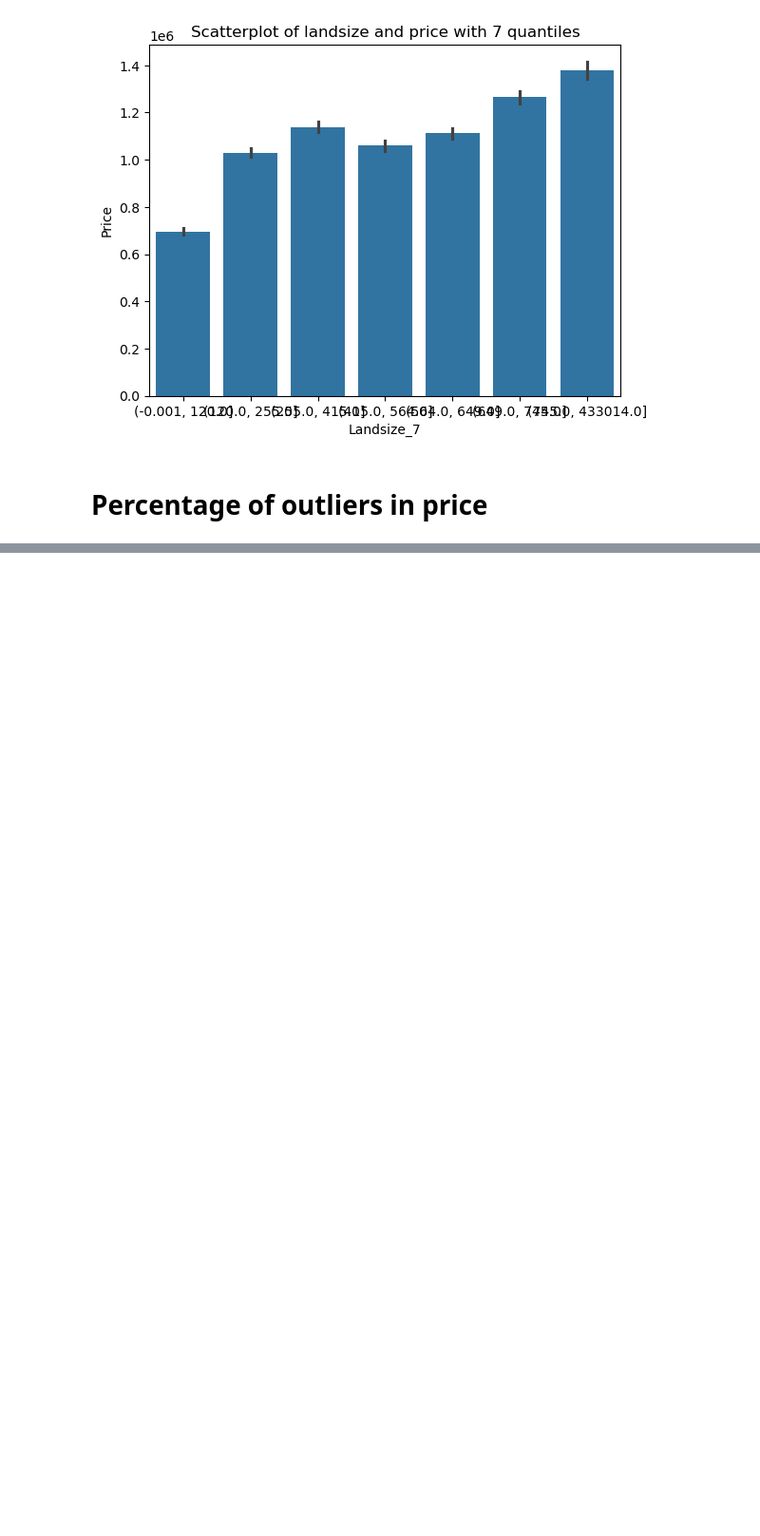
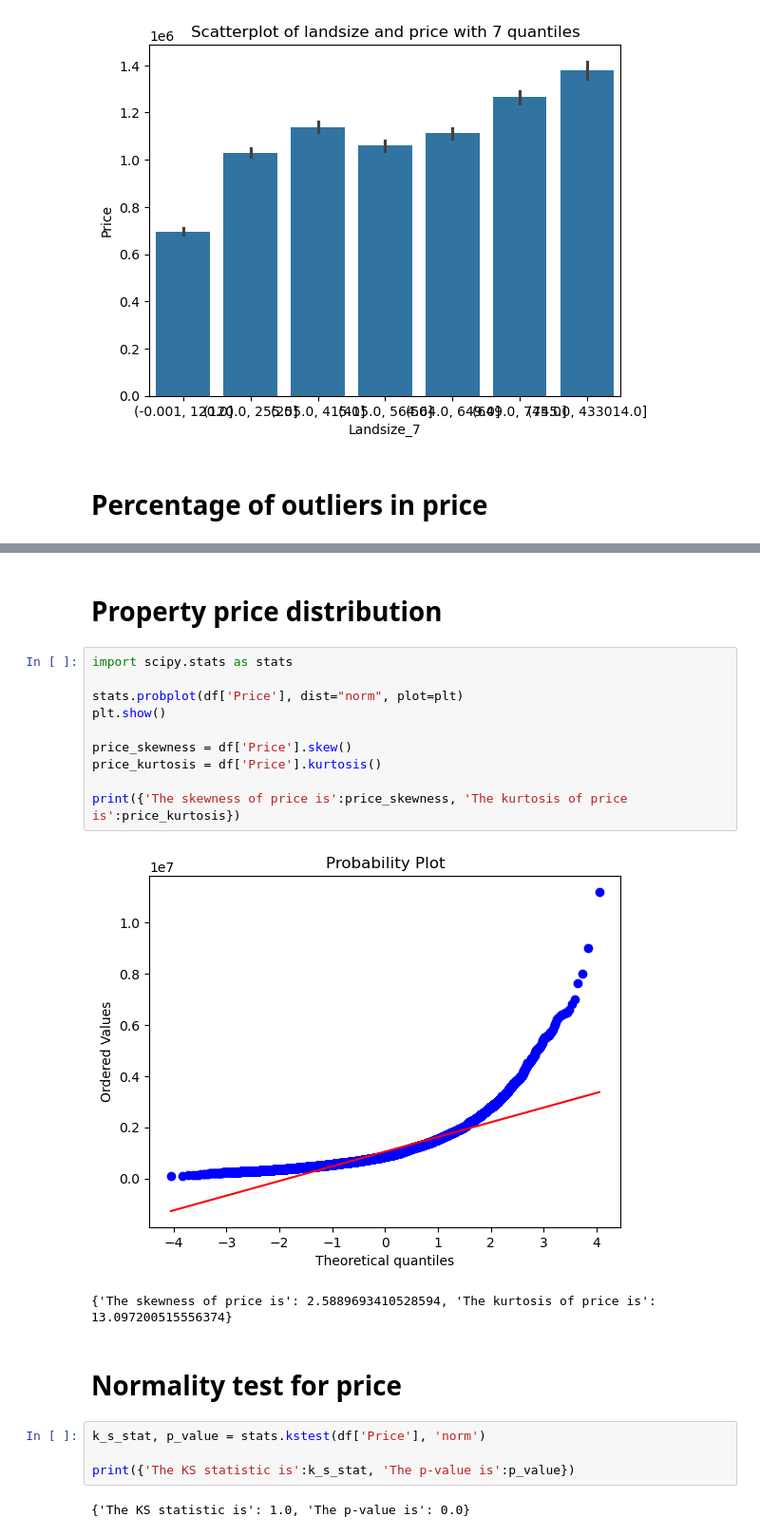
Before and after one commit to almudenaolg/Melbourne_Housing_Data_Assesment, a Jupyter notebook: assesment.ipynb, the cells around one changed output, grey strips where cells are left out. Shown: that part at 95% size. Drawn from its saved outputs; the diff is of its cells as text; blank space fills up the shorter version.

```diff
--- a/assesment.ipynb
+++ b/assesment.ipynb
@@ -129,0 +149,23 @@ IQR = Q3 - Q1
+# %% [markdown]
+# Property price distribution
+# %%
+import scipy.stats as stats
+
+stats.probplot(df['Price'], dist="norm", plot=plt)
+plt.show()
+
+price_skewness = df['Price'].skew()
+price_kurtosis = df['Price'].kurtosis()
+
+print({'The skewness of price is':price_skewness, 'The kurtosis of price is':price_kurtosis})
+# %% [output]
+[figure, added]
+{'The skewness of price is': 2.5889693410528594, 'The kurtosis of price is': 13.097200515556374}
+# %% [markdown]
+# Normality test for price
+# %%
+k_s_stat, p_value = stats.kstest(df['Price'], 'norm')
+
+print({'The KS statistic is':k_s_stat, 'The p-value is':p_value})
+# %% [output]
+{'The KS statistic is': 1.0, 'The p-value is': 0.0}
```
Also changed, not shown: parts of 13 cells of this notebook.
